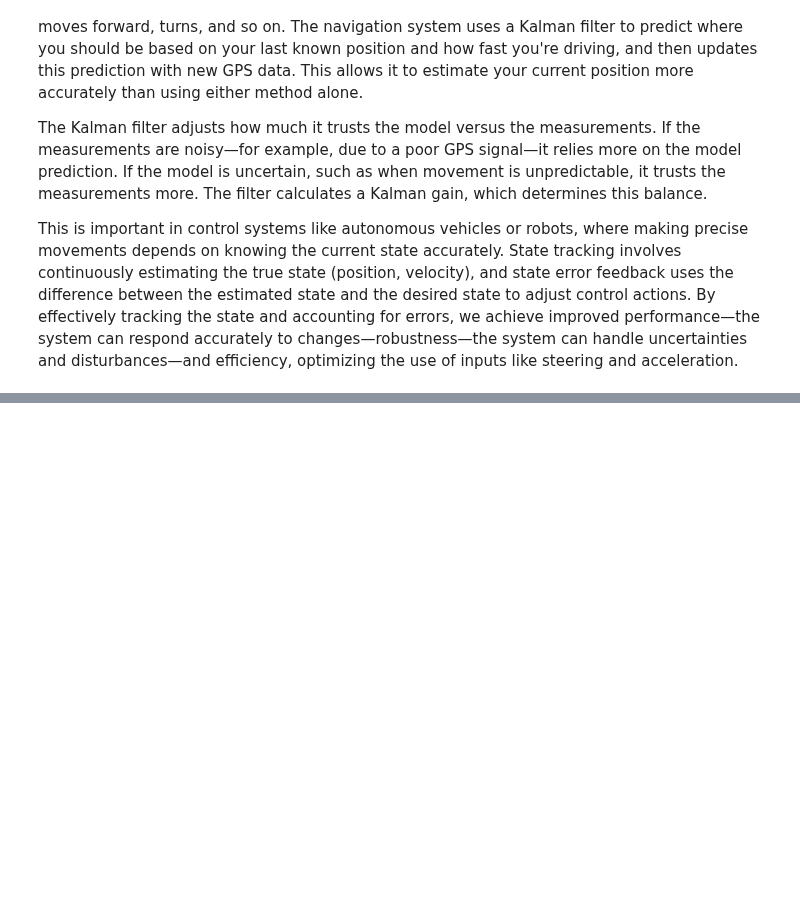
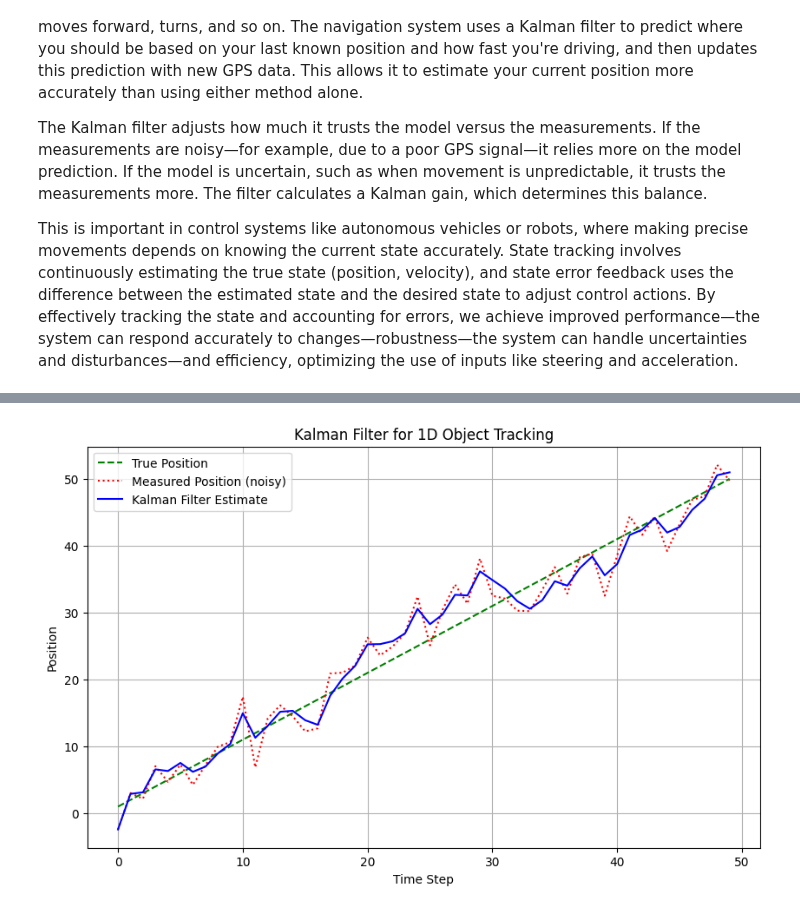
Before and after one commit to OpenEd-IP3/Book, a Jupyter notebook: state-tracking.ipynb, the cells around one changed output, grey strips where cells are left out. Saved outputs shown, nothing was run; the diff lists cells and outputs as text; code cells hidden in the pictures; blank space fills up the shorter version.

Commit message:
updates
update for module 5 and state tracking

```diff
--- a/state-tracking.ipynb
+++ b/state-tracking.ipynb
@@ -57,0 +78,76 @@ A complete theory is not developed here, the above is meant as inspiration for y
+# %%
+import numpy as np
+import matplotlib.pyplot as plt
+
+# Simulation parameters
+dt = 1.0  # Time step (in seconds)
+num_steps = 50  # Number of time steps
+
+# Ground truth initial state (position and velocity)
+true_position = 0.0
+true_velocity = 1.0
+
+# Kalman Filter parameters
+# Initial state estimate (position, velocity)
+x = np.array([[0], [0]])
+
+# Initial uncertainty covariance matrix
+P = np.array([[1000, 0],
+              [0, 1000]])
+
+# State transition matrix (models constant velocity)
+F = np.array([[1, dt],
+              [0, 1]])
+
+# Measurement matrix (we only measure position)
+H = np.array([[1, 0]])
+
+# Measurement noise covariance (assume noisy position sensor)
+R = np.array([[10]])
+
+# Process noise covariance matrix (assumes some uncertainty in system dynamics)
+Q = np.array([[1, 0],
+              [0, 1]])
+
+# Storage for plotting
+true_positions = []
+measured_positions = []
+kalman_positions = []
+
+# Simulate the system
+for step in range(num_steps):
+    # Simulate true object position (with perfect velocity)
+    true_position += true_velocity * dt
+    true_positions.append(true_position)
+
+    # Simulate noisy measurement (position with noise)
+    measurement = true_position + np.random.normal(0, np.sqrt(R[0, 0]))
+    measured_positions.append(measurement)
+
+    # Kalman Filter prediction step
+    x = F @ x  # State prediction
+    P = F @ P @ F.T + Q  # Covariance prediction
+
+    # Kalman Filter update step
+    y = measurement - H @ x  # Measurement residual (innovation)
+    S = H @ P @ H.T + R  # Residual covariance
+    K = P @ H.T @ np.linalg.inv(S)  # Kalman gain
+
+    x = x + K @ y  # Updated state estimate
+    P = (np.eye(2) - K @ H) @ P  # Updated covariance estimate
+
+    kalman_positions.append(x[0, 0])  # Save the filtered position
+
+# Plotting the results
+plt.figure(figsize=(10, 6))
+plt.plot(true_positions, label='True Position', color='g', linestyle='--')
+plt.plot(measured_positions, label='Measured Position (noisy)', color='r', linestyle=':')
+plt.plot(kalman_positions, label='Kalman Filter Estimate', color='b')
+plt.title('Kalman Filter for 1D Object Tracking')
+plt.xlabel('Time Step')
+plt.ylabel('Position')
+plt.legend()
+plt.grid(True)
+plt.show()
+# %% [output]
+[figure, added]
```
Also changed, not shown: parts of 2 cells of this notebook, 1 other file.
